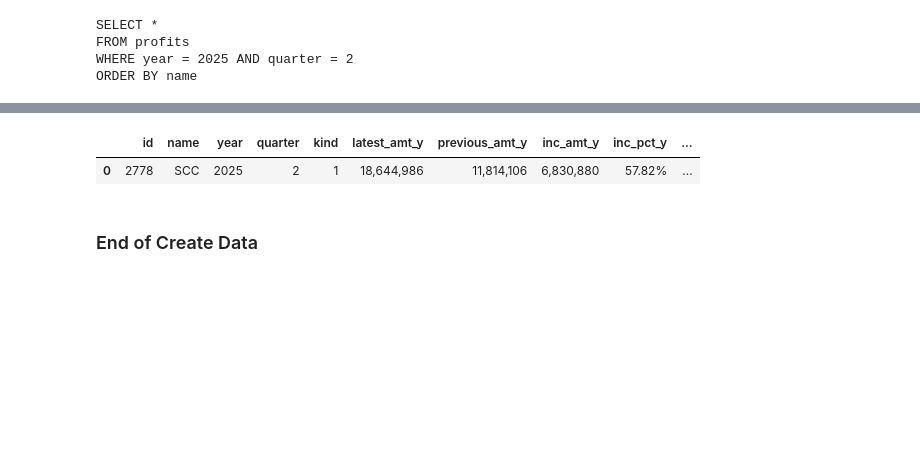
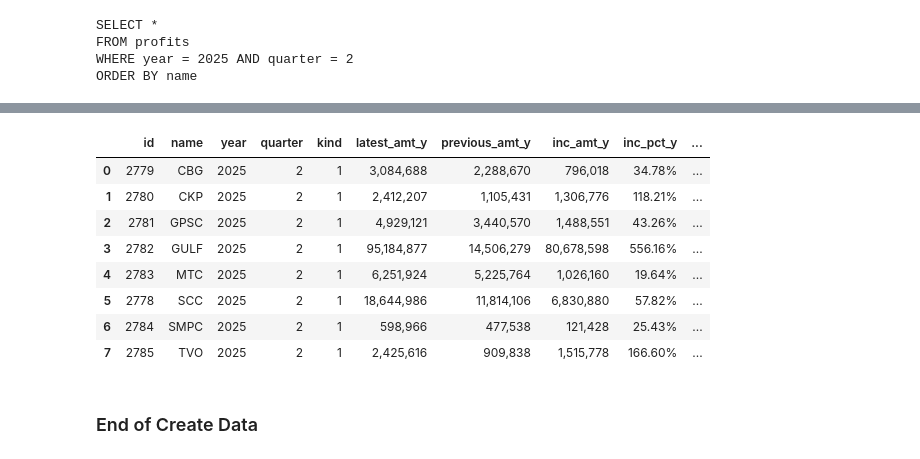
Before and after one commit to santimcs/A5, a Jupyter notebook: Quarterly/240-Create Profits Q2.ipynb, the cells around one changed output, grey strips where cells are left out. Saved outputs shown, nothing was run; the diff lists cells and outputs as text; code cells hidden in the pictures; blank space fills up the shorter version.

```diff
--- a/Quarterly/240-Create Profits Q2.ipynb
+++ b/Quarterly/240-Create Profits Q2.ipynb
@@ -511,15 +636,22 @@ Successfully inserted 1 records
 # %%
 sql = """
 SELECT *
 FROM profits
 WHERE year = %s AND quarter = %s
 ORDER BY name"""
 sql = sql % (year, quarter)
 profits = pd.read_sql(sql, conlt)
-profits.head().style.format(format_dict)
+profits.style.format(format_dict)
 # %% [output]
 |  | id | name | year | quarter | kind | latest_amt_y | previous_amt_y | inc_amt_y | inc_pct_y | ... |
-| 0 | 2778 | SCC | 2025 | 2 | 1 | 18,644,986 | 11,814,106 | 6,830,880 | 57.82% | ... |
+| 0 | 2779 | CBG | 2025 | 2 | 1 | 3,084,688 | 2,288,670 | 796,018 | 34.78% | ... |
+| 1 | 2780 | CKP | 2025 | 2 | 1 | 2,412,207 | 1,105,431 | 1,306,776 | 118.21% | ... |
+| 2 | 2781 | GPSC | 2025 | 2 | 1 | 4,929,121 | 3,440,570 | 1,488,551 | 43.26% | ... |
+| 3 | 2782 | GULF | 2025 | 2 | 1 | 95,184,877 | 14,506,279 | 80,678,598 | 556.16% | ... |
+| 4 | 2783 | MTC | 2025 | 2 | 1 | 6,251,924 | 5,225,764 | 1,026,160 | 19.64% | ... |
+| 5 | 2778 | SCC | 2025 | 2 | 1 | 18,644,986 | 11,814,106 | 6,830,880 | 57.82% | ... |
+| 6 | 2784 | SMPC | 2025 | 2 | 1 | 598,966 | 477,538 | 121,428 | 25.43% | ... |
+| 7 | 2785 | TVO | 2025 | 2 | 1 | 2,425,616 | 909,838 | 1,515,778 | 166.60% | ... |
 # %% [markdown]
 ### End of Create Data
 # %%
```
Also changed, not shown: parts of 52 cells of this notebook, 54 other files.
